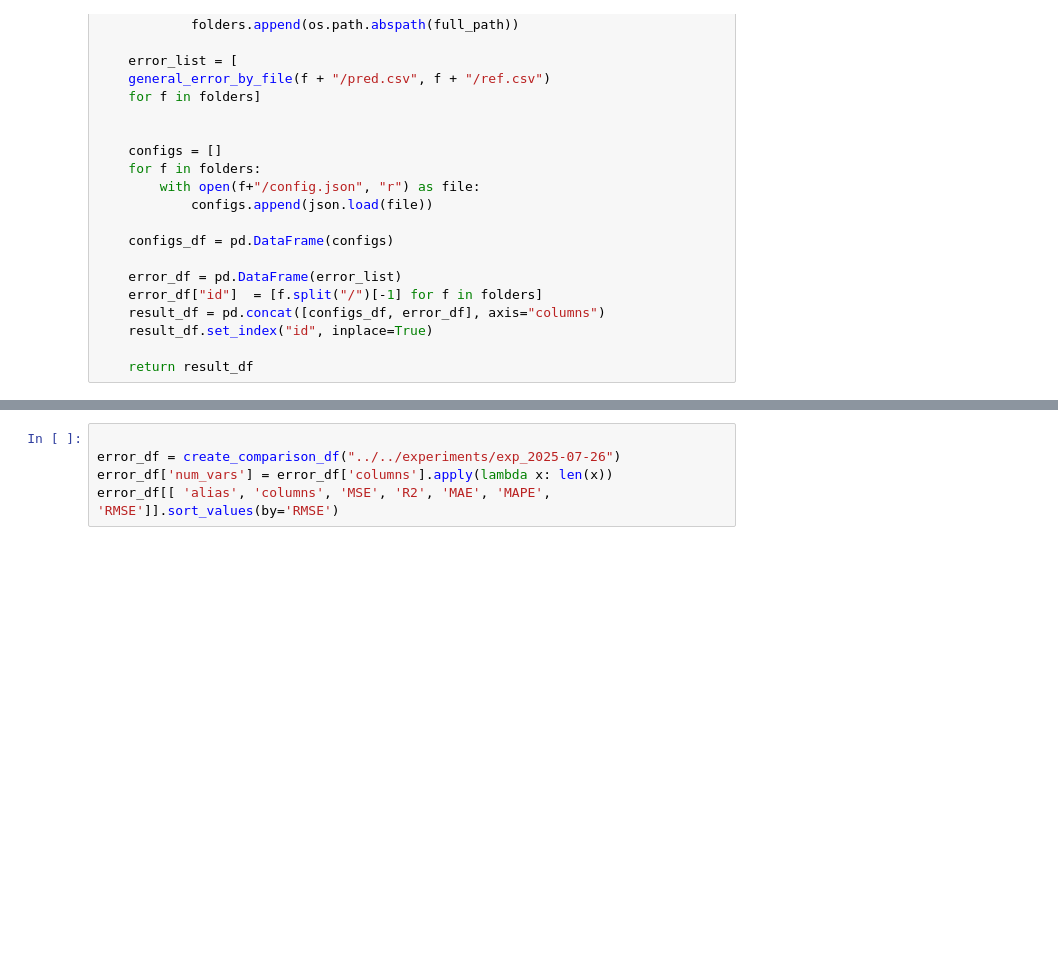
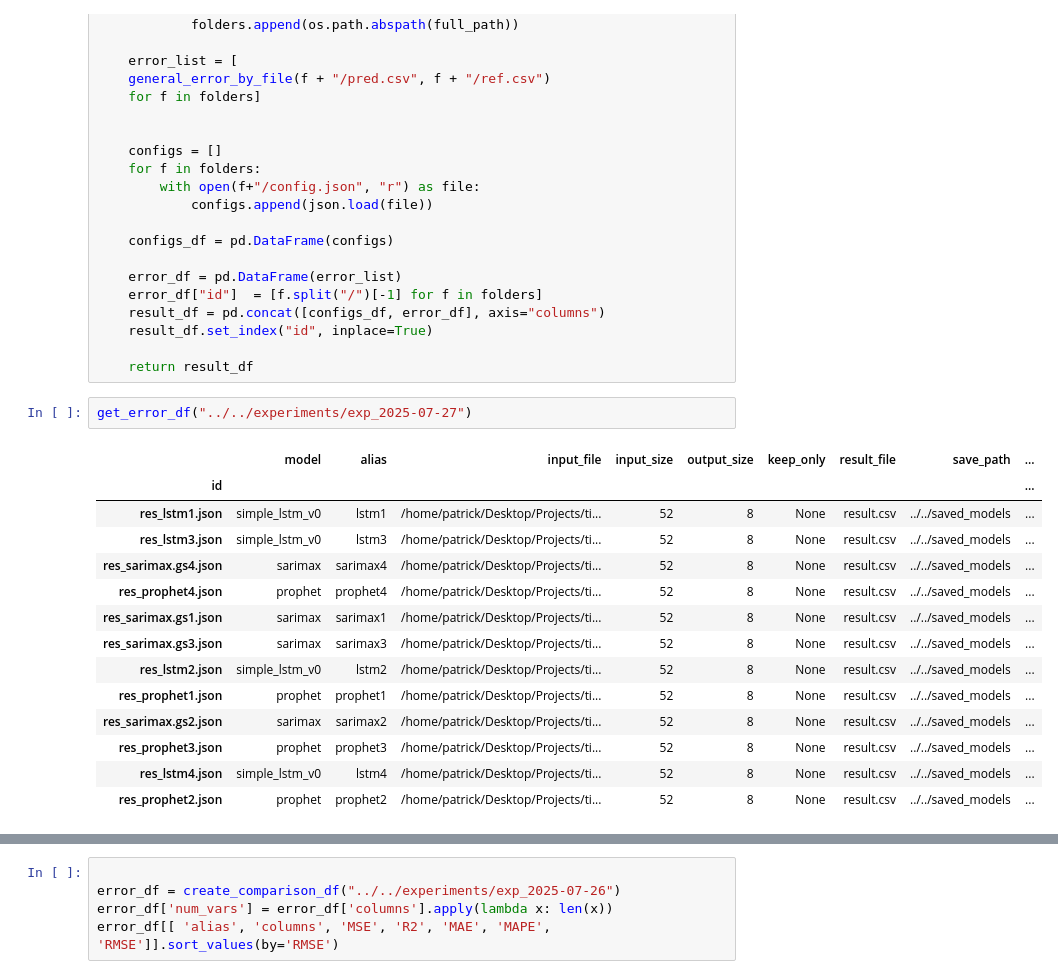
Before and after one commit to Patrick448/time-series-analysis, a Jupyter notebook: Notebooks/Part 2/crossv_error_study.ipynb, the cells around one changed output, grey strips where cells are left out. Drawn from its saved outputs; the diff is of its cells as text; blank space fills up the shorter version.

```diff
--- a/Notebooks/Part 2/crossv_error_study.ipynb
+++ b/Notebooks/Part 2/crossv_error_study.ipynb
@@ -236,3 +311,20 @@ def get_error_df(experiment_dir):
     result_df.set_index("id", inplace=True)
 
     return result_df
+# %%
+get_error_df("../../experiments/exp_2025-07-27")
+# %% [output]
+|  | model | alias | input_file | input_size | output_size | keep_only | result_file | save_path | ... |
+| id |  |  |  |  |  |  |  |  | ... |
+| res_lstm1.json | simple_lstm_v0 | lstm1 | /home/patrick/Desktop/Projects/ti... | 52 | 8 | None | result.csv | ../../saved_models | ... |
+| res_lstm3.json | simple_lstm_v0 | lstm3 | /home/patrick/Desktop/Projects/ti... | 52 | 8 | None | result.csv | ../../saved_models | ... |
+| res_sarimax.gs4.json | sarimax | sarimax4 | /home/patrick/Desktop/Projects/ti... | 52 | 8 | None | result.csv | ../../saved_models | ... |
+| res_prophet4.json | prophet | prophet4 | /home/patrick/Desktop/Projects/ti... | 52 | 8 | None | result.csv | ../../saved_models | ... |
+| res_sarimax.gs1.json | sarimax | sarimax1 | /home/patrick/Desktop/Projects/ti... | 52 | 8 | None | result.csv | ../../saved_models | ... |
+| res_sarimax.gs3.json | sarimax | sarimax3 | /home/patrick/Desktop/Projects/ti... | 52 | 8 | None | result.csv | ../../saved_models | ... |
+| res_lstm2.json | simple_lstm_v0 | lstm2 | /home/patrick/Desktop/Projects/ti... | 52 | 8 | None | result.csv | ../../saved_models | ... |
+| res_prophet1.json | prophet | prophet1 | /home/patrick/Desktop/Projects/ti... | 52 | 8 | None | result.csv | ../../saved_models | ... |
+| res_sarimax.gs2.json | sarimax | sarimax2 | /home/patrick/Desktop/Projects/ti... | 52 | 8 | None | result.csv | ../../saved_models | ... |
+| res_prophet3.json | prophet | prophet3 | /home/patrick/Desktop/Projects/ti... | 52 | 8 | None | result.csv | ../../saved_models | ... |
+| res_lstm4.json | simple_lstm_v0 | lstm4 | /home/patrick/Desktop/Projects/ti... | 52 | 8 | None | result.csv | ../../saved_models | ... |
+| res_prophet2.json | prophet | prophet2 | /home/patrick/Desktop/Projects/ti... | 52 | 8 | None | result.csv | ../../saved_models | ... |
```
Also changed, not shown: parts of 4 cells of this notebook.
